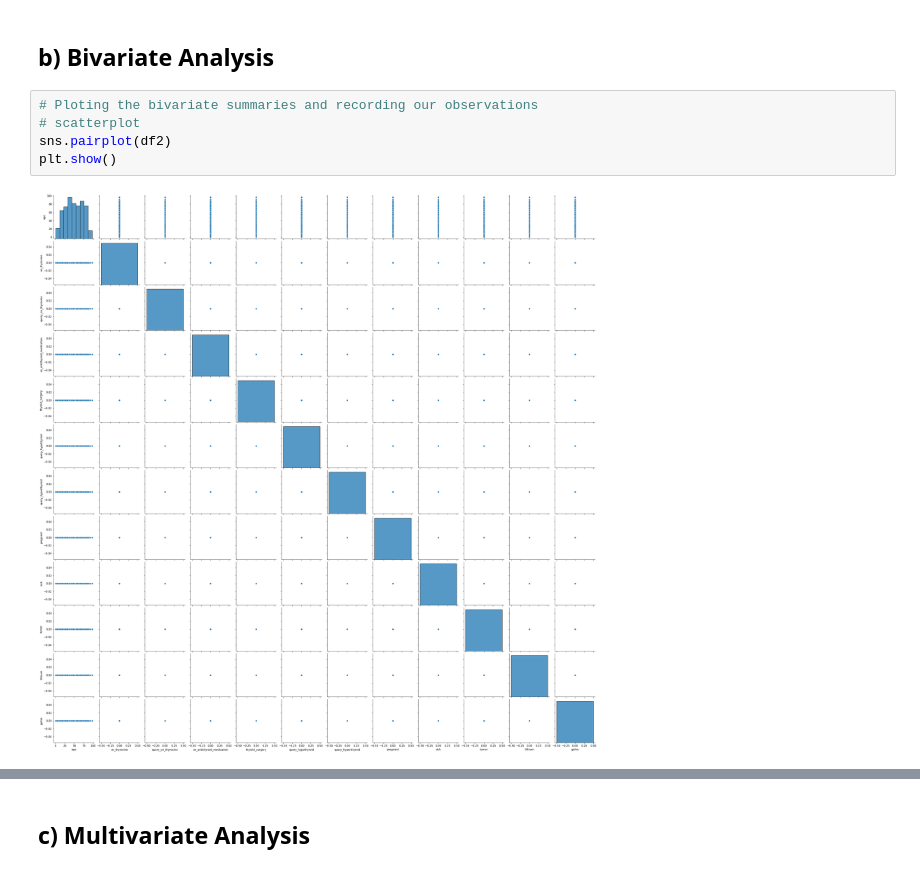
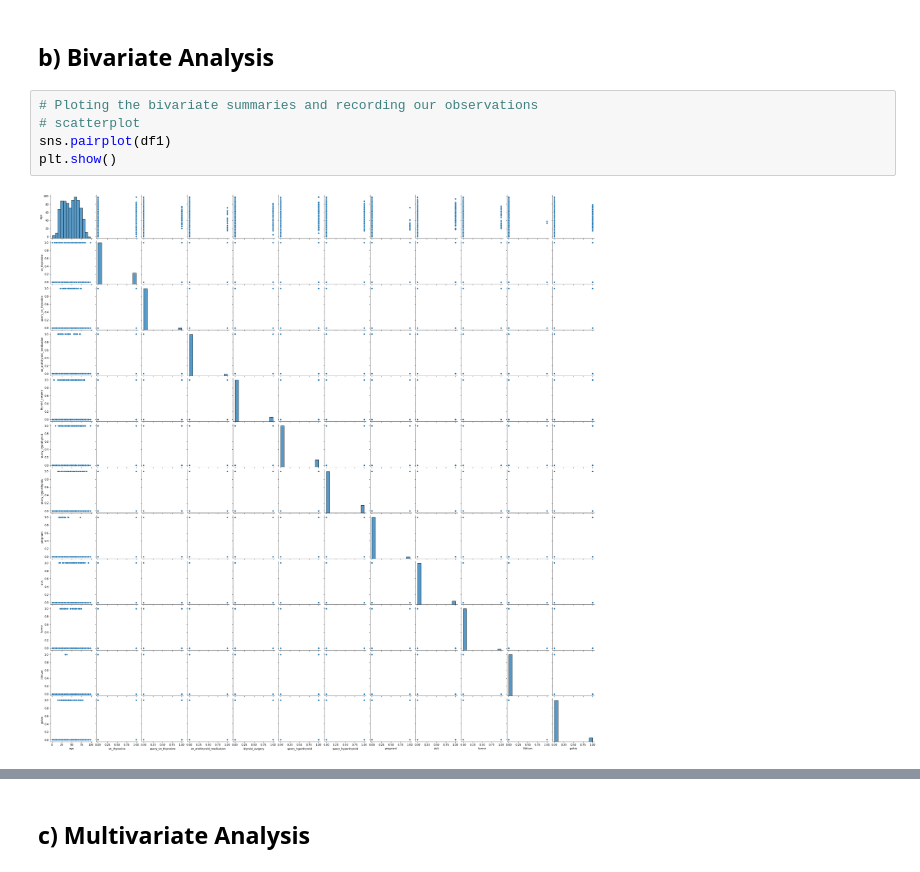
Before and after one commit to alfafimel/IPWK8-CORE, a Jupyter notebook: IPWK8_CORE_DECISION_TREES_&_SVM_ELIZABETH_JOSEPHINE.ipynb, the cells around one changed output, grey strips where cells are left out. Cells and saved outputs as stored; diff of their text form.

```diff
--- a/IPWK8_CORE_DECISION_TREES_&_SVM_ELIZABETH_JOSEPHINE.ipynb
+++ b/IPWK8_CORE_DECISION_TREES_&_SVM_ELIZABETH_JOSEPHINE.ipynb
@@ -398,9 +418,9 @@ df1.describe()
 # %%
 # Ploting the bivariate summaries and recording our observations
 # scatterplot
-sns.pairplot(df2)
+sns.pairplot(df1)
 plt.show()
 # %% [output]
-[figure, old version]
+[figure, new version]
 # %%
 ### Categoric Feature Analysis
```
Also changed, not shown: parts of 33 cells of this notebook.
